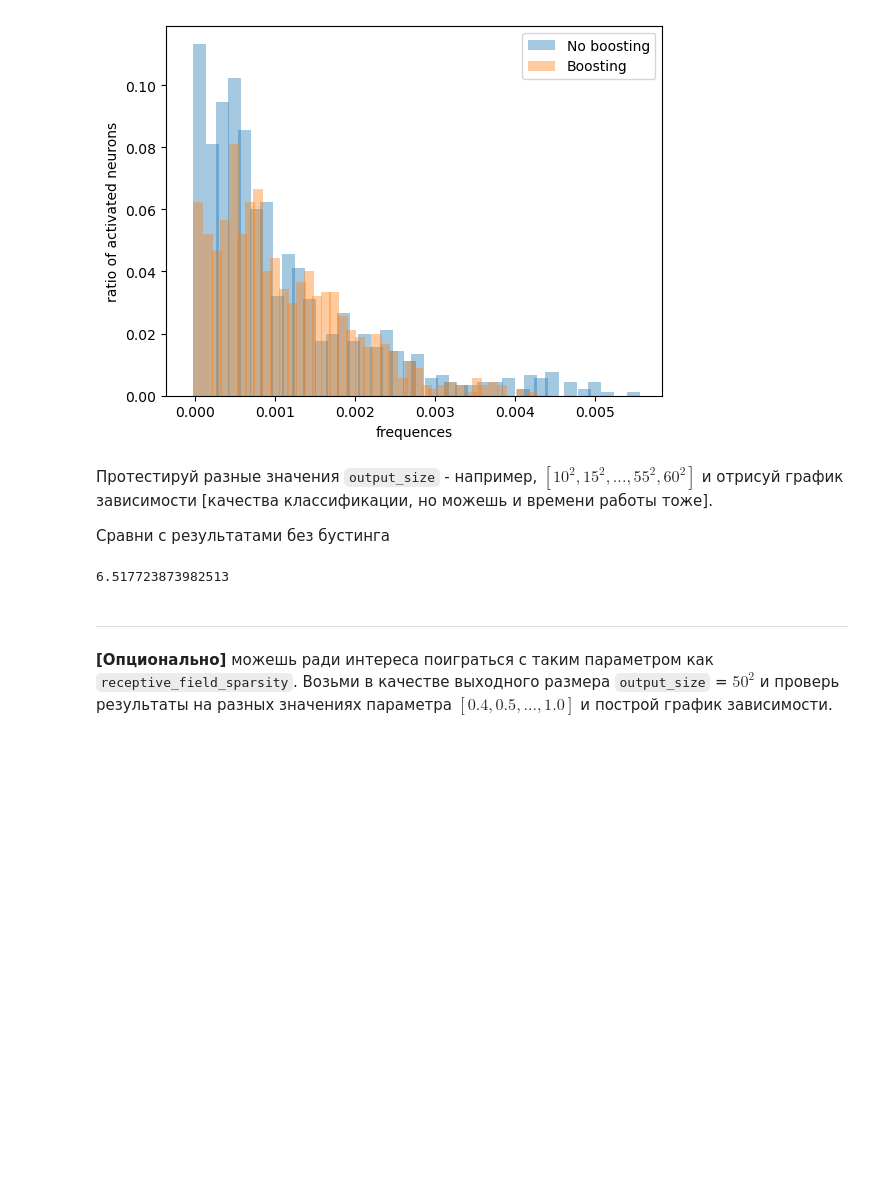
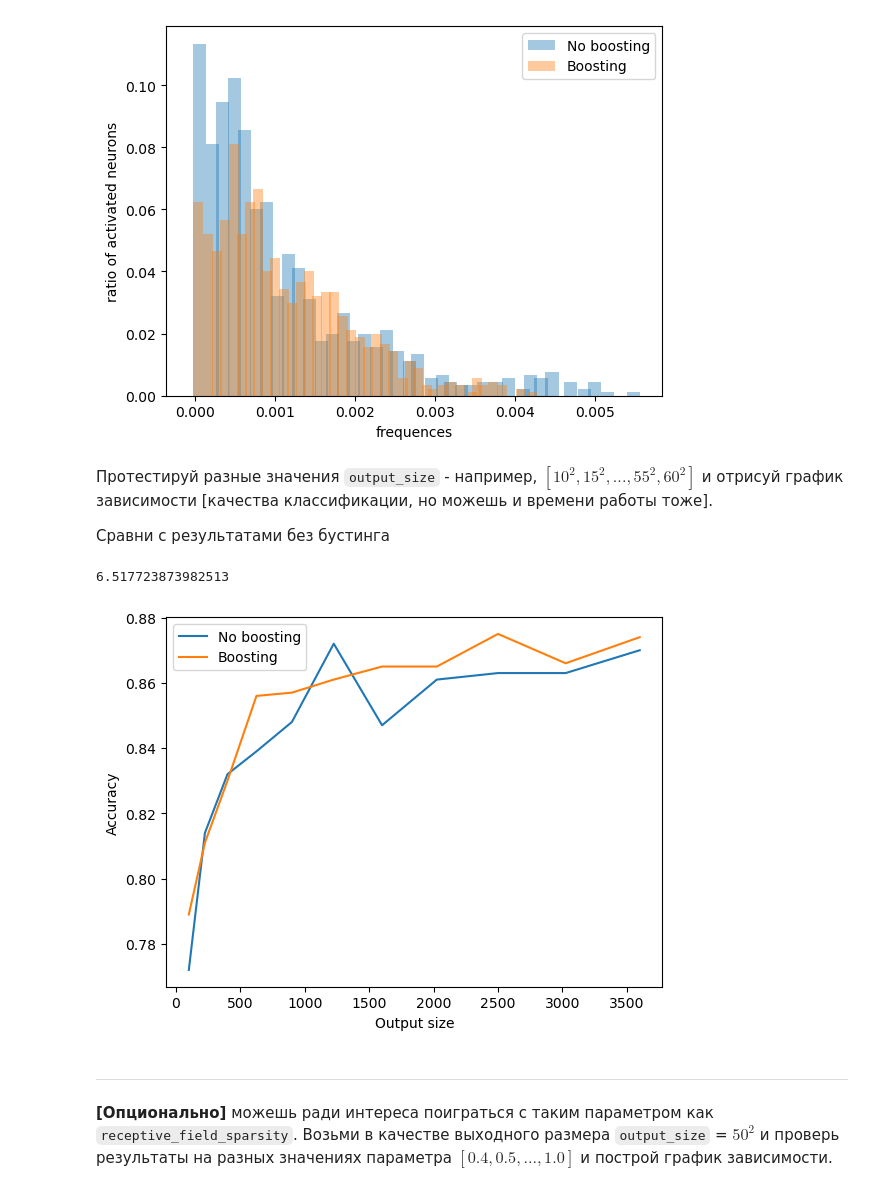
Before and after one commit to GurevichPE/cds_internship_tasks_sp, a Jupyter notebook: sp.ipynb, the cells around one changed output. Saved outputs shown, nothing was run; the diff lists cells and outputs as text; code cells hidden in the pictures; blank space fills up the shorter version.

```diff
--- a/sp.ipynb
+++ b/sp.ipynb
@@ -595,16 +612,17 @@ class BoostedSpatialPooler:
         # TODO: compute and learn
         active_input_mask = self.permanences > self.permanence_threshold
         p_plus, p_minus = self.synapse_permanence_deltas
-        overlaps = []
+#         overlaps = []
 
         self.compute_average(self.curr_acts)
         self.compute_boosting_coefs()
+        overlaps = np.sum(dense_sdr[self.connect_inds] * active_input_mask, axis=1) * self.boosting_factors
 
-        for i in range(len(self.connect_inds)):
-            active_inds = self.connect_inds[i][active_input_mask[i]]
-            active_input = dense_sdr[active_inds]
-            overlap = np.sum(active_input) * self.boosting_factors[i]
-            overlaps.append(overlap)
+#         for i in range(len(self.connect_inds)):
+#             active_inds = self.connect_inds[i][active_input_mask[i]]
+#             active_input = dense_sdr[active_inds]
+#             overlap = np.sum(active_input) * self.boosting_factors[i]
+#             overlaps.append(overlap)
 
         overlaps    = np.array(overlaps)
         activated_cols = np.argsort(overlaps)[::-1][:self.k]
@@ -713,6 +731,37 @@ H = -1 * np.sum(p * np.log(p))
 H
 # %% [output]
 6.517723873982513
+# %%
+n = 1000
+out_sizes = np.arange(10, 61, 5) ** 2
+boost_results = []
+x_tr, y_tr = train_images[:n], train_labels[:n]
+x_tst, y_tst = test_images[:n], test_labels[:n]
+
+for out_size in out_sizes:
+    np.random.seed(seed)
+    sp = BoostedSpatialPooler(
+        input_size=train_images[0].size,
+        output_size=out_size,
+        permanence_threshold=.5,
+        output_sparsity=.04,
+        synapse_permanence_deltas=(.03, .03),
+        receptive_field_sparsity=.8,
+        max_boost_factor=2,
+        boost_sliding_window=1000
+    )
+    sp.reset_statistics()
+    res = test_classification_with_sp(x_tr, y_tr, x_tst, y_tst, sp)
+    boost_results.append(res)
+    clear_output()
+# %%
+plt.plot(out_sizes, noboost_results, label="No boosting")
+plt.plot(out_sizes, boost_results, label="Boosting")
+plt.legend()
+plt.xlabel("Output size")
+plt.ylabel("Accuracy");
+# %% [output]
+[figure, added]
 # %% [markdown]
 ___
 __[Опционально]__ можешь ради интереса поиграться с таким параметром как `receptive_field_sparsity`. Возьми в качестве выходного размера `output_size` = $50^2$ и проверь результаты на разных значениях параметра $[0.4, 0.5, ..., 1.0]$ и построй график зависимости.
```
Also changed, not shown: parts of 12 cells of this notebook.
